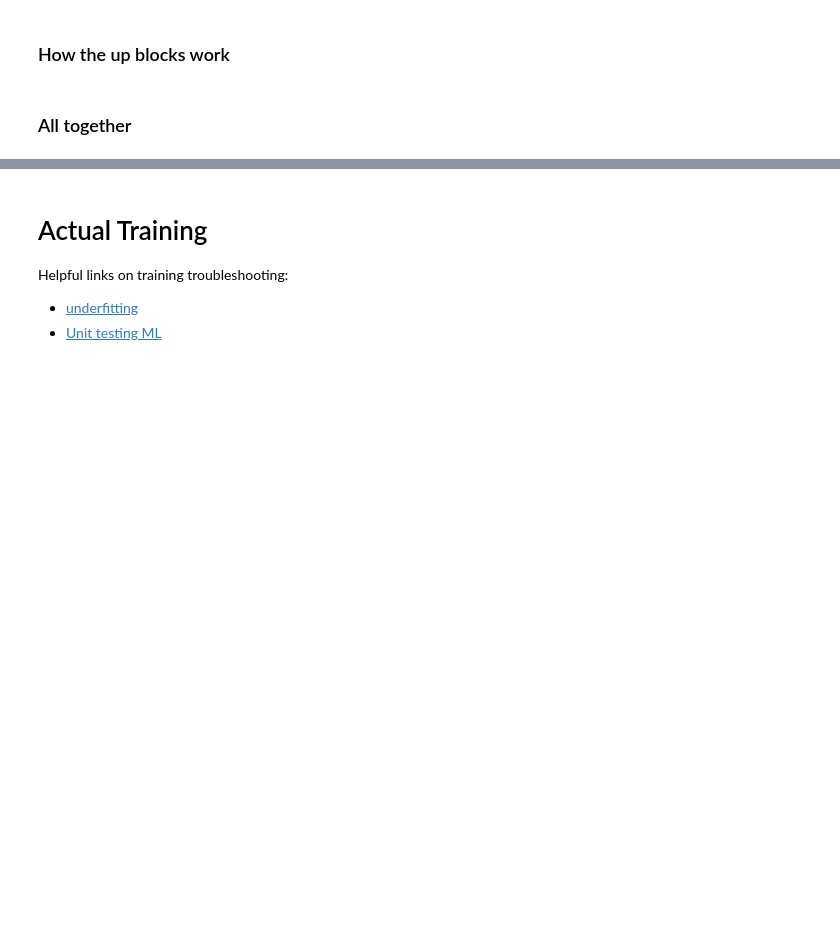
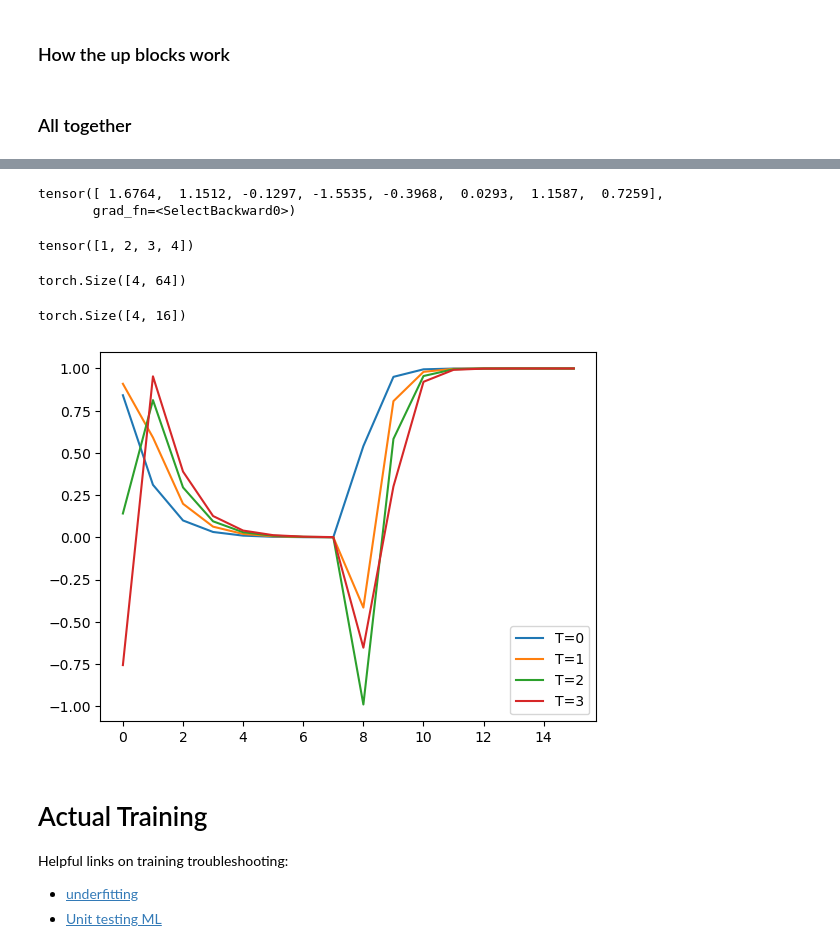
Before and after one commit to SammyAgrawal/diffusion-climsim, a Jupyter notebook: Notebooks/DiffusionModelsBreakdown.ipynb, the cells around one changed output, grey strips where cells are left out. Drawn from its saved outputs; the diff is of its cells as text; code cells hidden in the pictures; blank space fills up the shorter version.

```diff
--- a/Notebooks/DiffusionModelsBreakdown.ipynb
+++ b/Notebooks/DiffusionModelsBreakdown.ipynb
@@ -1450,0 +1715,5 @@ unet.output_prune
+# %%
+for name, block in self.enc.items():
+    if "block1" in name or "down" in name:
+        print(f"{name} C: {block.in_channels} --> {block.out_channels}")
+        print(f"       "
@@ -1673,0 +2106,5 @@ output.shape
+# %%
+emb_loc[9]
+# %% [output]
+tensor([ 1.6764,  1.1512, -0.1297, -1.5535, -0.3968,  0.0293,  1.1587,  0.7259],
+       grad_fn=<SelectBackward0>)
@@ -1673,0 +2141,11 @@ output.shape
+# %%
+t = torch.tensor([1, 2, 3, 4], dtype=torch.long)
+t
+# %% [output]
+tensor([1, 2, 3, 4])
+# %%
+time_embed_dim = 64
+time_proj = GaussianFourierProjection(time_embed_dim // 2, set_W_to_weight=False, log=False)
+time_proj(t).shape
+# %% [output]
+torch.Size([4, 64])
@@ -1673,0 +2191,33 @@ output.shape
+# %%
+class Timesteps(nn.Module):
+    def __init__(self, num_channels: int, flip_sin_to_cos: bool, downscale_freq_shift: float, scale: int = 1):
+        super().__init__()
+        self.num_channels = num_channels
+        self.flip_sin_to_cos = flip_sin_to_cos
+        self.downscale_freq_shift = downscale_freq_shift
+        self.scale = scale
+
+    def forward(self, timesteps: torch.Tensor) -> torch.Tensor:
+        t_emb = get_timestep_embedding(
+            timesteps,
+            self.num_channels,
+            flip_sin_to_cos=self.flip_sin_to_cos,
+            downscale_freq_shift=self.downscale_freq_shift,
+            scale=self.scale,
+        )
+        return t_emb
+# %%
+time_embed_dim = 64
+pos_time_proj = Timesteps(
+    16, flip_sin_to_cos=False, downscale_freq_shift=0.0
+)
+pos_time_proj(t).shape
+# %% [output]
+torch.Size([4, 16])
+# %%
+for i, embed in enumerate(pos_time_proj(t)):
+    plt.plot(embed, label=f"T={i}")
+plt.legend()
+plt.show()
+# %% [output]
+[figure, added]
```
Also changed, not shown: parts of 58 cells of this notebook, 2 other files.
